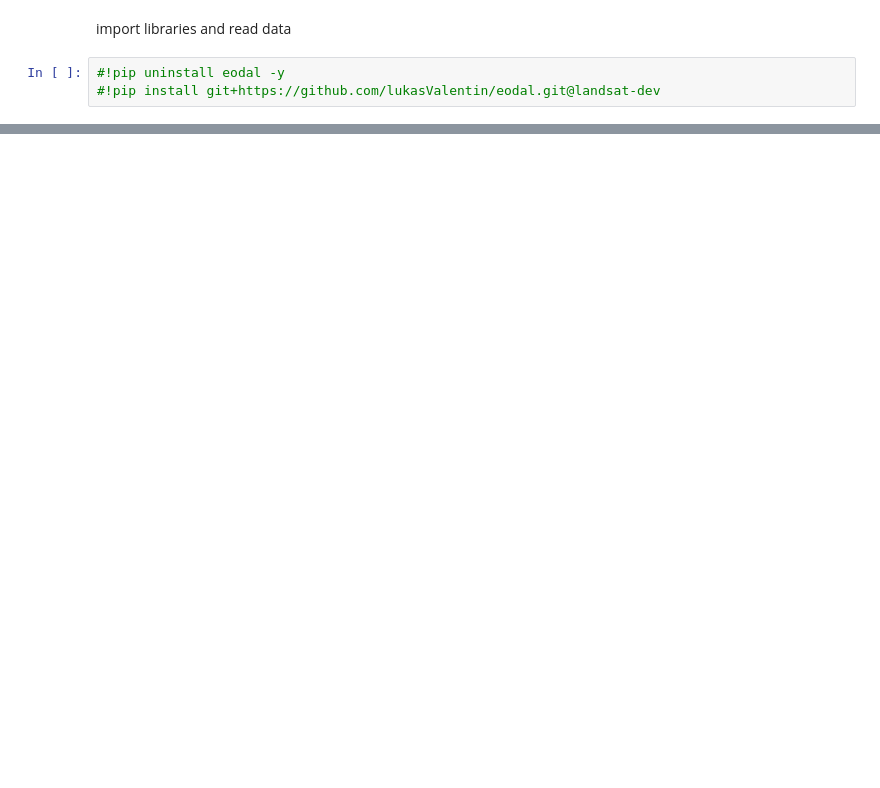
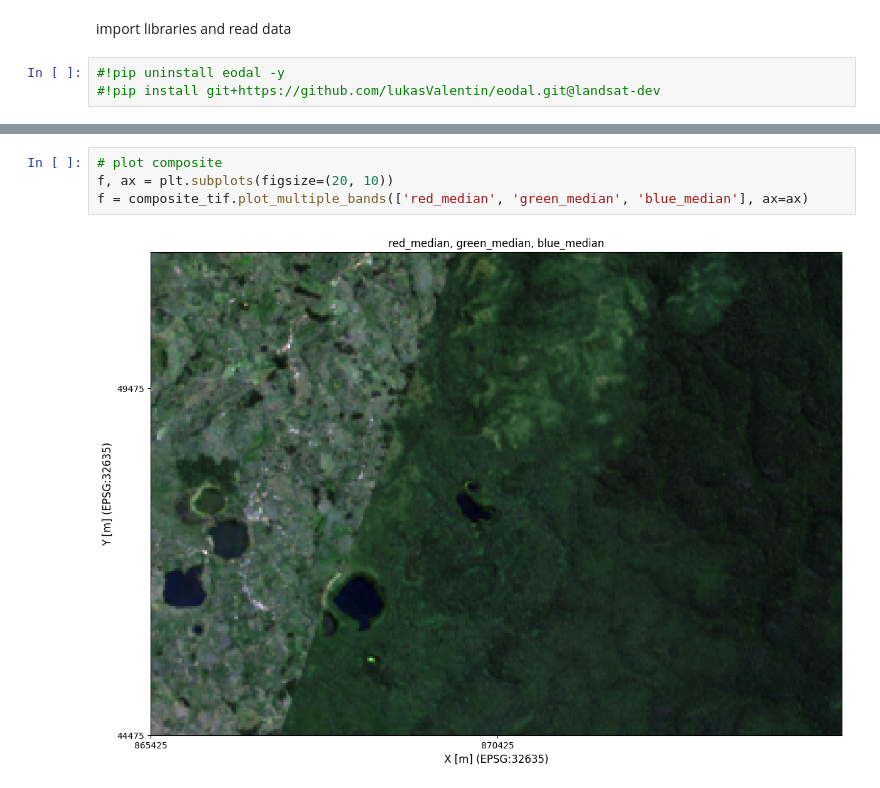
Before and after one commit to ftimcke/LULC-classification, a Jupyter notebook: process_landsat_test.ipynb, the cells around one changed output, grey strips where cells are left out. Saved outputs shown, nothing was run; the diff lists cells and outputs as text; blank space fills up the shorter version.

```diff
--- a/process_landsat_test.ipynb
+++ b/process_landsat_test.ipynb
@@ -124,0 +79,6 @@ processed Data (6, 232, 332)
+# %%
+# plot composite
+f, ax = plt.subplots(figsize=(20, 10))
+f = composite_tif.plot_multiple_bands(['red_median', 'green_median', 'blue_median'], ax=ax)
+# %% [output]
+[figure, added]
```
Also changed, not shown: parts of 6 cells of this notebook.
